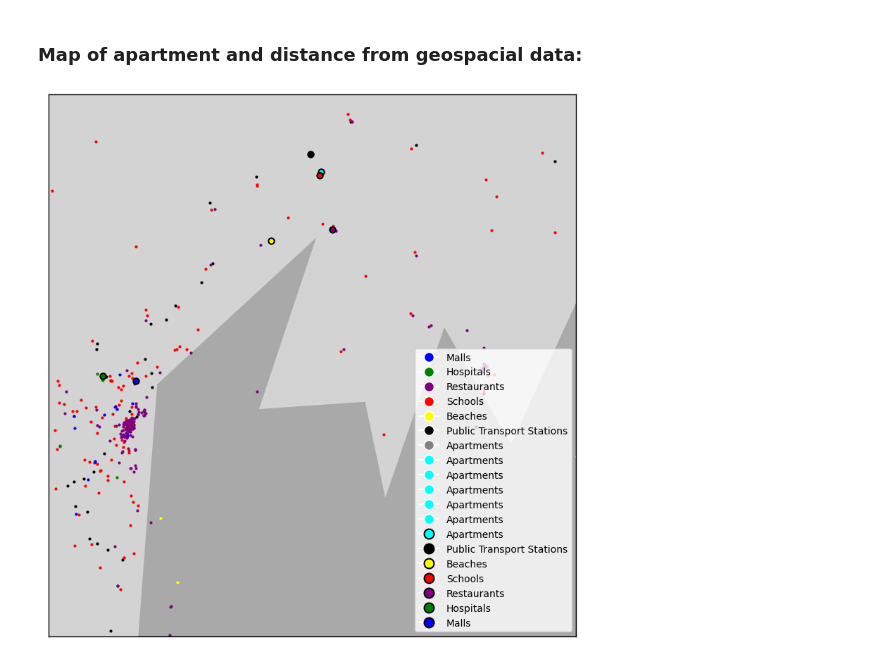
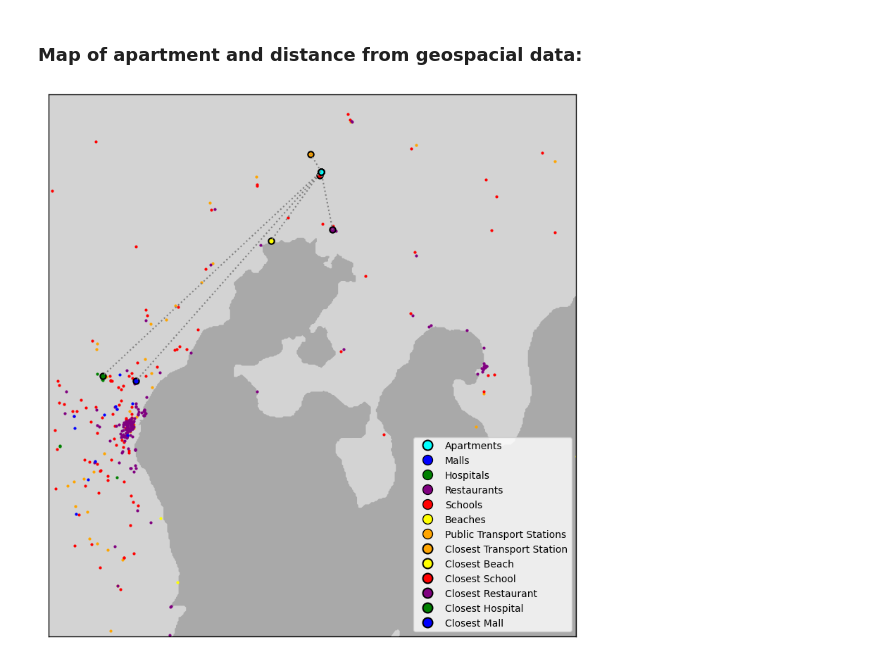
Before and after one commit to NicholasStampe/SocialDataScience, a Jupyter notebook: ExamProject/Data processing/Map_with_closest_geo.ipynb, the cells around one changed output. Saved outputs shown, nothing was run; the diff lists cells and outputs as text; code cells hidden in the pictures.

```diff
--- a/ExamProject/Data processing/Map_with_closest_geo.ipynb
+++ b/ExamProject/Data processing/Map_with_closest_geo.ipynb
@@ -20,7 +20,7 @@ type_color_mapping = {
     "Restaurants": "purple",
     "Schools": "red",
     "Beaches": "yellow",
-    "Public Transport Stations": "black"
+    "Public Transport Stations": "orange"
 }
 
 # Create a map focused on Denmark
@@ -41,5 +41,8 @@ from matplotlib.lines import Line2D
 legend_elements = [Line2D([0], [0], marker='o', color='w', markerfacecolor=color, markersize=10, label=type_) for type_, color in type_color_mapping.items()]
 plt.legend(handles=legend_elements, loc='lower right')
 
+# Save as png
+plt.savefig("Map of geospacial data points.png", dpi=300)
+
 plt.show()
 # %% [output]
@@ -111,53 +117,86 @@ type_color_mapping = {
     "Restaurants": "purple",
     "Schools": "red",
     "Beaches": "yellow",
-    "Public Transport Stations": "black"
+    "Public Transport Stations": "orange"
+}
+
+# Define a color mapping for closest points
+closest_point_color_mapping = {
+    'Closest Transport Station': "orange",
+    'Closest Beach': "yellow",
+    'Closest School': "red",
+    'Closest Restaurant': "purple",
+    'Closest Hospital': "green",
+    'Closest Mall': "blue"
 }
 
 # Create a map focused on Denmark
 fig = plt.figure(figsize=(10, 10))
-m = Basemap(projection='merc', llcrnrlat=56.0, urcrnrlat=56.4, llcrnrlon=10.1, urcrnrlon=10.8, resolution='l')
+m = Basemap(projection='merc', llcrnrlat=56.0, urcrnrlat=56.4, llcrnrlon=10.1, urcrnrlon=10.8, resolution='f')
 m.drawcountries()
 m.drawmapboundary(fill_color='#A9A9A9')  # Darker grey for water
-m.fillcontinents(color='#D3D3D3',lake_color='#A9A9A9')  # Light grey for land
+m.fillcontinents(color='#D3D3D3', lake_color='#A9A9A9')  # Light grey for land
 
 # Plot the data points on the map
 for idx, row in df_geo.iterrows():
-    color = type_color_mapping.get(row["Type"], "black")
+    color = type_color_mapping.get(row["Type"])
     x, y = m(row["Longitude"], row["Latitude"])
     m.plot(x, y, 'o', color=color, markersize=2)
 
-# Retrieve coordinates of the new apartment and related points (index 5541)
-apt_coords = df_apt.loc[5541, ["Longitude", "Latitude"]]
-apt_color = type_color_mapping.get("Apartments", "cyan")
-
-# Plot the new apartment on the map with a larger size and black outline
-apt_x, apt_y = m(apt_coords["Longitude"], apt_coords["Latitude"])
-m.plot(apt_x, apt_y, 'o', color=apt_color, markersize=6, markeredgecolor='black', markeredgewidth=1.5)
-
 # Retrieve and plot the related points
 related_points = [
-    ('Public Transport Stations', 'closest_Public Transport Stations_longitude', 'closest_Public Transport Stations_latitude'),
-    ('Beaches', 'closest_Beaches_longitude', 'closest_Beaches_latitude'),
-    ('Schools', 'closest_Schools_longitude', 'closest_Schools_latitude'),
-    ('Restaurants', 'closest_Restaurants_longitude', 'closest_Restaurants_latitude'),
-    ('Hospitals', 'closest_Hospitals_longitude', 'closest_Hospitals_latitude'),
-    ('Malls', 'closest_Malls_longitude', 'closest_Malls_latitude')
+    ('Closest Transport Station', 'closest_Public Transport Stations_longitude', 'closest_Public Transport Stations_latitude'),
+    ('Closest Beach', 'closest_Beaches_longitude', 'closest_Beaches_latitude'),
+    ('Closest School', 'closest_Schools_longitude', 'closest_Schools_latitude'),
+    ('Closest Restaurant', 'closest_Restaurants_longitude', 'closest_Restaurants_latitude'),
+    ('Closest Hospital', 'closest_Hospitals_longitude', 'closest_Hospitals_latitude'),
+    ('Closest Mall', 'closest_Malls_longitude', 'closest_Malls_latitude')
 ]
 
 for point_type, lon_col, lat_col in related_points:
     lon = df_apt.loc[5541, lon_col]
     lat = df_apt.loc[5541, lat_col]
-    color = type_color_mapping.get(point_type, "black")
+    if point_type in type_color_mapping:
+        color = type_color_mapping[point_type]
+    elif point_type in closest_point_color_mapping:
+        color = closest_point_color_mapping[point_type]
+    else:
+        color = "black"  # Default color if not found
     x, y = m(lon, lat)
     m.plot(x, y, 'o', color=color, markersize=6, markeredgecolor='black', markeredgewidth=1.5)
 
-# Update the legend to include the new apartment and related points type/color
+    # Retrieve coordinates of the new apartment and related points (index 5541)
+    apt_coords = df_apt.loc[5541, ["Longitude", "Latitude"]]
+    apt_color = type_color_mapping.get("Apartments", "cyan")
+
+    # Plot the new apartment on the map with a larger size and black outline
+    apt_x, apt_y = m(apt_coords["Longitude"], apt_coords["Latitude"])
+    m.plot(apt_x, apt_y, 'o', color=apt_color, markersize=6, markeredgecolor='black', markeredgewidth=1.5)
+
+    # Plot grey dotted lines from apartment to closest points
+    m.plot([apt_x, x], [apt_y, y], color='grey', linestyle='dotted')
+
+# Create a custom legend
+legend_elements = []
+
+# Add legend element for the new apartment
+legend_elements.append(Line2D([0], [0], marker='o', color='none', markerfacecolor=apt_color, markeredgecolor='black', markersize=10, markeredgewidth=1.5, label="Apartments"))
+
+# Add legend elements for type_color_mapping
+for type_, color in type_color_mapping.items():
+    legend_elements.append(Line2D([0], [0], marker='o', color='none', markerfacecolor=color, markersize=10, label=type_))
+
+# Add legend elements for related points
 for point_type, _, _ in related_points:
-    legend_elements.append(Line2D([0], [0], marker='o', color='w', markerfacecolor=type_color_mapping.get(point_type, "black"), markeredgecolor='black', markersize=10, markeredgewidth=1.5, label=point_type))
+    if point_type in closest_point_color_mapping:
+        color = closest_point_color_mapping[point_type]
+        legend_elements.append(Line2D([0], [0], marker='o', color='none', markerfacecolor=color, markeredgecolor='black', markersize=10, markeredgewidth=1.5, label=point_type))
 
 plt.legend(handles=legend_elements, loc='lower right')
 
+# Save as png
+plt.savefig("Map of apartment and distance from geospacial data.png", dpi=300)
+
 plt.show()
 # %% [output]
-[figure, old version]
+[figure, new version]
```
Also changed, not shown: parts of 3 cells of this notebook, 3 other files.
